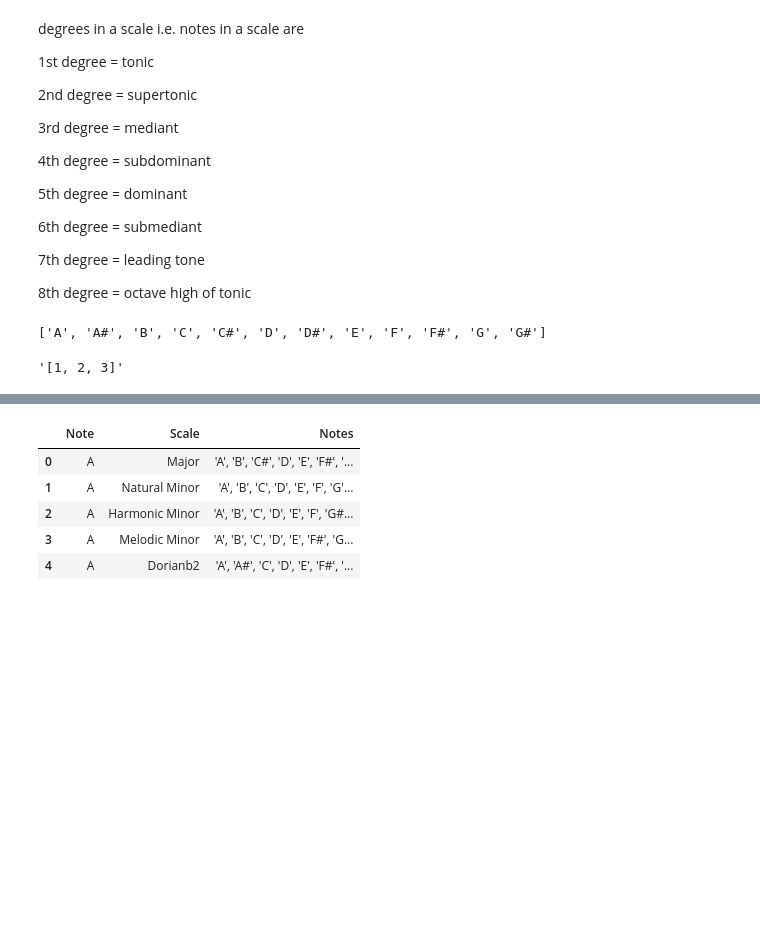
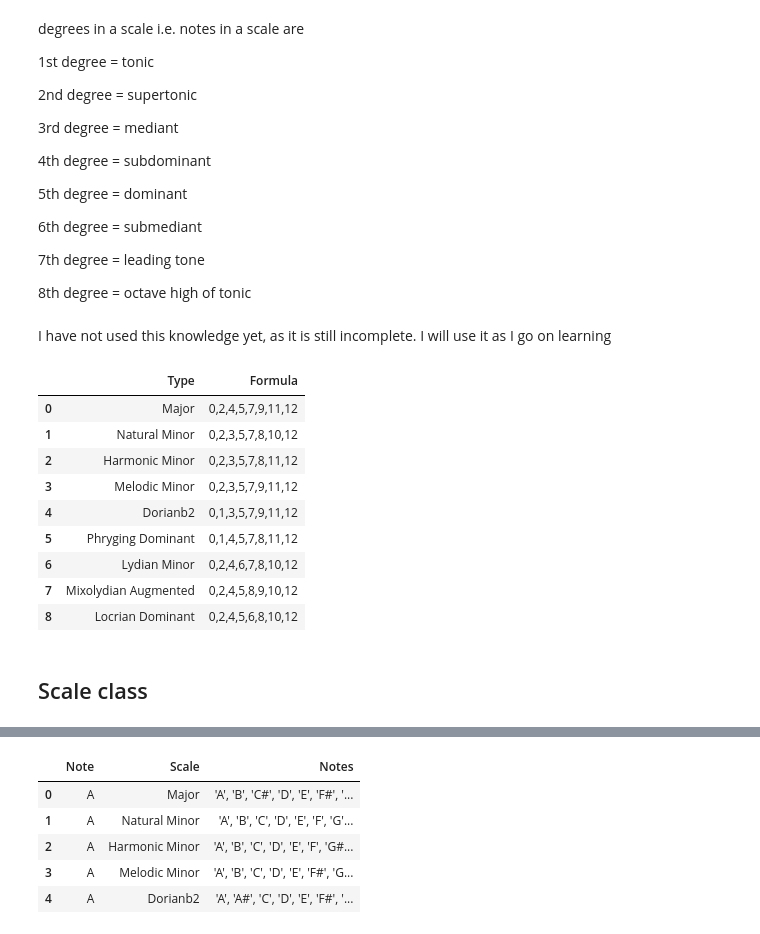
Before and after one commit to ShrikarSankpal/MusicMakingGuide, a Jupyter notebook: notebooks/Initial Analysis and Population.ipynb, the cells around one changed output, grey strips where cells are left out. Saved outputs shown, nothing was run; the diff lists cells and outputs as text; code cells hidden in the pictures; blank space fills up the shorter version.

```diff
--- a/notebooks/Initial Analysis and Population.ipynb
+++ b/notebooks/Initial Analysis and Population.ipynb
@@ -26,0 +30,2 @@ df_ChordFormulae
+# %%
+df_ScalesFormulae=pd.read_excel("../datasets/allScalesAndFormulae.xlsx")
@@ -358,7 +369,20 @@ dict_scaleName_formula={'Major':scale_formula_major,'Natural Minor':scale_formul
-# %%
-baseNotes
-# %% [output]
-['A', 'A#', 'B', 'C', 'C#', 'D', 'D#', 'E', 'F', 'F#', 'G', 'G#']
+# %% [markdown]
+I have not used this knowledge yet, as it is still incomplete. I will use it as I go on learning
+# %%
+df_ScalesFormulae
+# %% [output]
+|  | Type | Formula |
+| 0 | Major | 0,2,4,5,7,9,11,12 |
+| 1 | Natural Minor | 0,2,3,5,7,8,10,12 |
+| 2 | Harmonic Minor | 0,2,3,5,7,8,11,12 |
+| 3 | Melodic Minor | 0,2,3,5,7,9,11,12 |
+| 4 | Dorianb2 | 0,1,3,5,7,9,11,12 |
+| 5 | Phryging Dominant | 0,1,4,5,7,8,11,12 |
+| 6 | Lydian Minor | 0,2,4,6,7,8,10,12 |
+| 7 | Mixolydian Augmented | 0,2,4,5,8,9,10,12 |
+| 8 | Locrian Dominant | 0,2,4,5,6,8,10,12 |
+# %% [markdown]
+## Scale class
 # %%
 class Scale():
     def __init__(self, name, baseNote):
@@ -381,4 +403,0 @@ temp=[1,2,3]
-# %%
-str(temp)
-# %% [output]
-'[1, 2, 3]'
```
Also changed, not shown: parts of 56 cells of this notebook, 1 other file.
